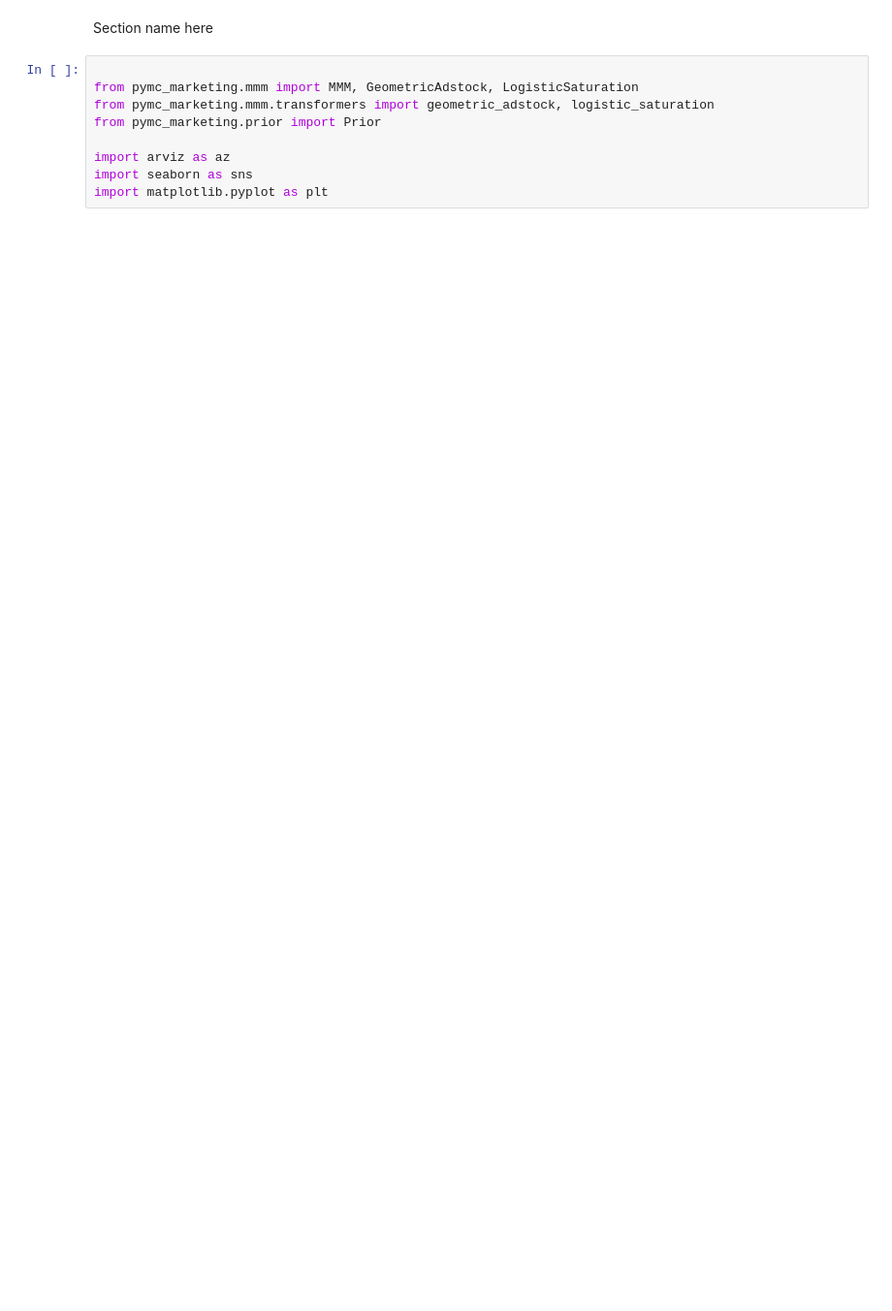
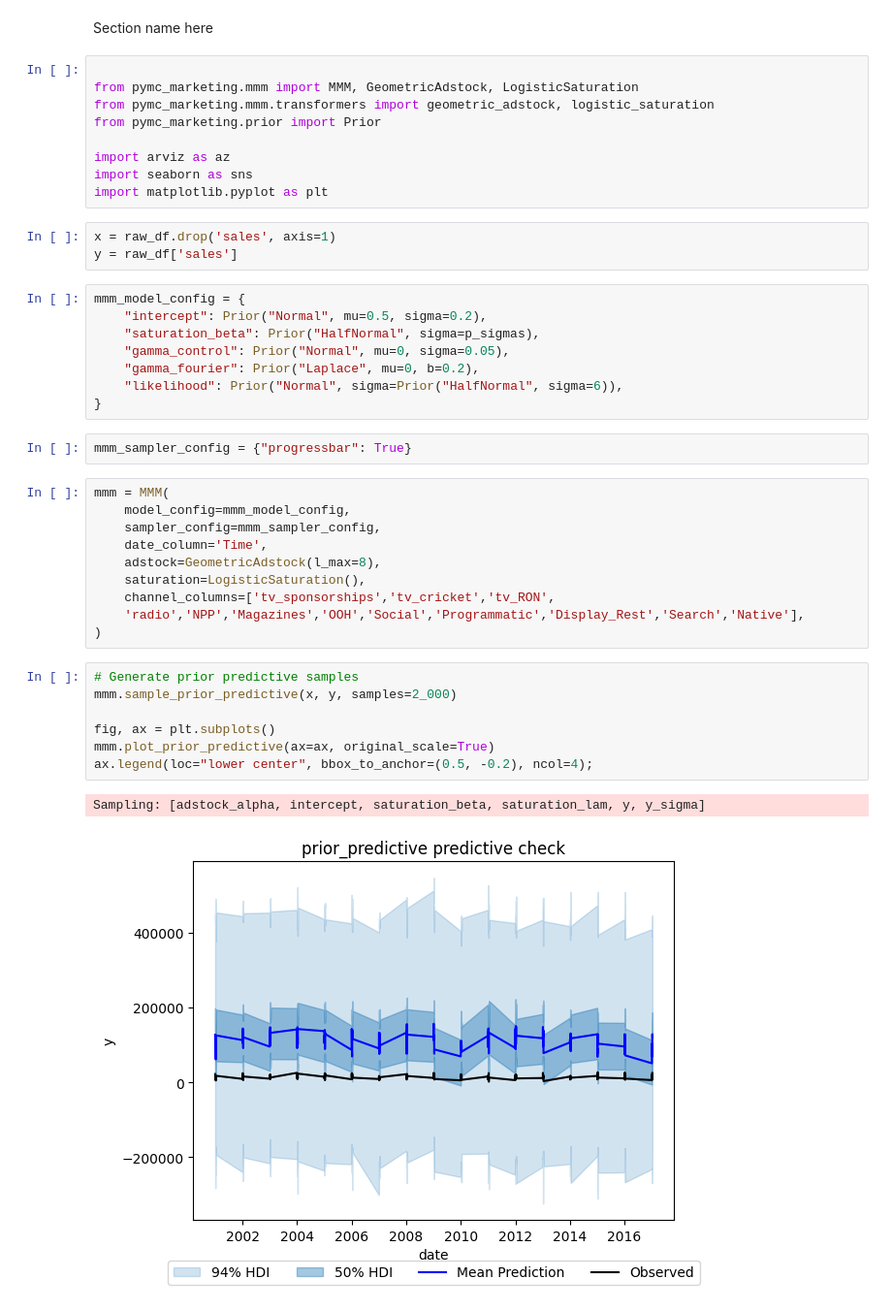
Before and after one commit to helios1014/marketing_mix_modeling, a Jupyter notebook: mmm.ipynb, the cells around one changed output. Shown at 97% size. Saved outputs shown, nothing was run; the diff lists cells and outputs as text; blank space fills up the shorter version.

```diff
--- a/mmm.ipynb
+++ b/mmm.ipynb
@@ -181,3 +207,36 @@ from pymc_marketing.prior import Prior
 import arviz as az
 import seaborn as sns
 import matplotlib.pyplot as plt
+# %%
+x = raw_df.drop('sales', axis=1)
+y = raw_df['sales']
+# %%
+mmm_model_config = {
+    "intercept": Prior("Normal", mu=0.5, sigma=0.2),
+    "saturation_beta": Prior("HalfNormal", sigma=p_sigmas),
+    "gamma_control": Prior("Normal", mu=0, sigma=0.05),
+    "gamma_fourier": Prior("Laplace", mu=0, b=0.2),
+    "likelihood": Prior("Normal", sigma=Prior("HalfNormal", sigma=6)),
+}
+# %%
+mmm_sampler_config = {"progressbar": True}
+# %%
+mmm = MMM(
+    model_config=mmm_model_config,
+    sampler_config=mmm_sampler_config,
+    date_column='Time',
+    adstock=GeometricAdstock(l_max=8),
+    saturation=LogisticSaturation(),
+    channel_columns=['tv_sponsorships','tv_cricket','tv_RON',
+    'radio','NPP','Magazines','OOH','Social','Programmatic','Display_Rest','Search','Native'],
+)
+# %%
+# Generate prior predictive samples
+mmm.sample_prior_predictive(x, y, samples=2_000)
+
+fig, ax = plt.subplots()
+mmm.plot_prior_predictive(ax=ax, original_scale=True)
+ax.legend(loc="lower center", bbox_to_anchor=(0.5, -0.2), ncol=4);
+# %% [output]
+Sampling: [adstock_alpha, intercept, saturation_beta, saturation_lam, y, y_sigma]
+[figure, added]
```
Also changed, not shown: parts of 5 cells of this notebook.
